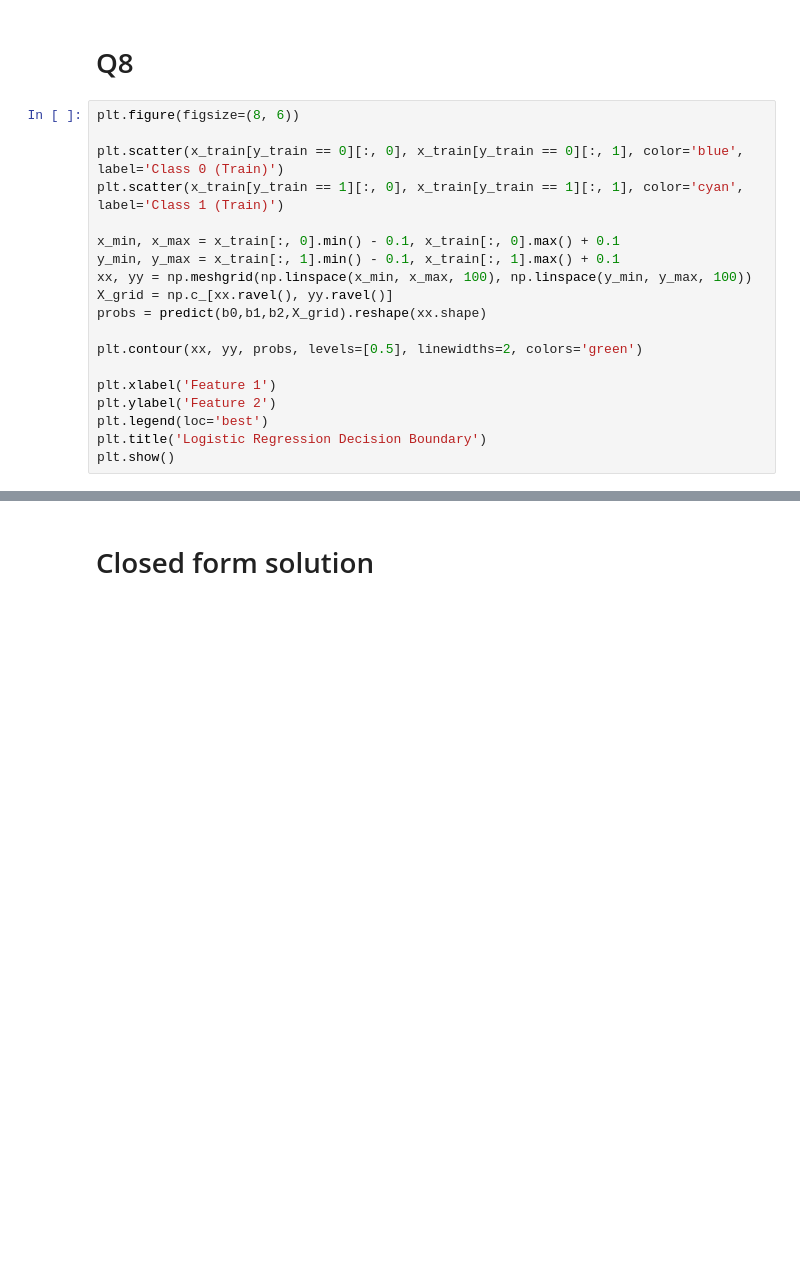
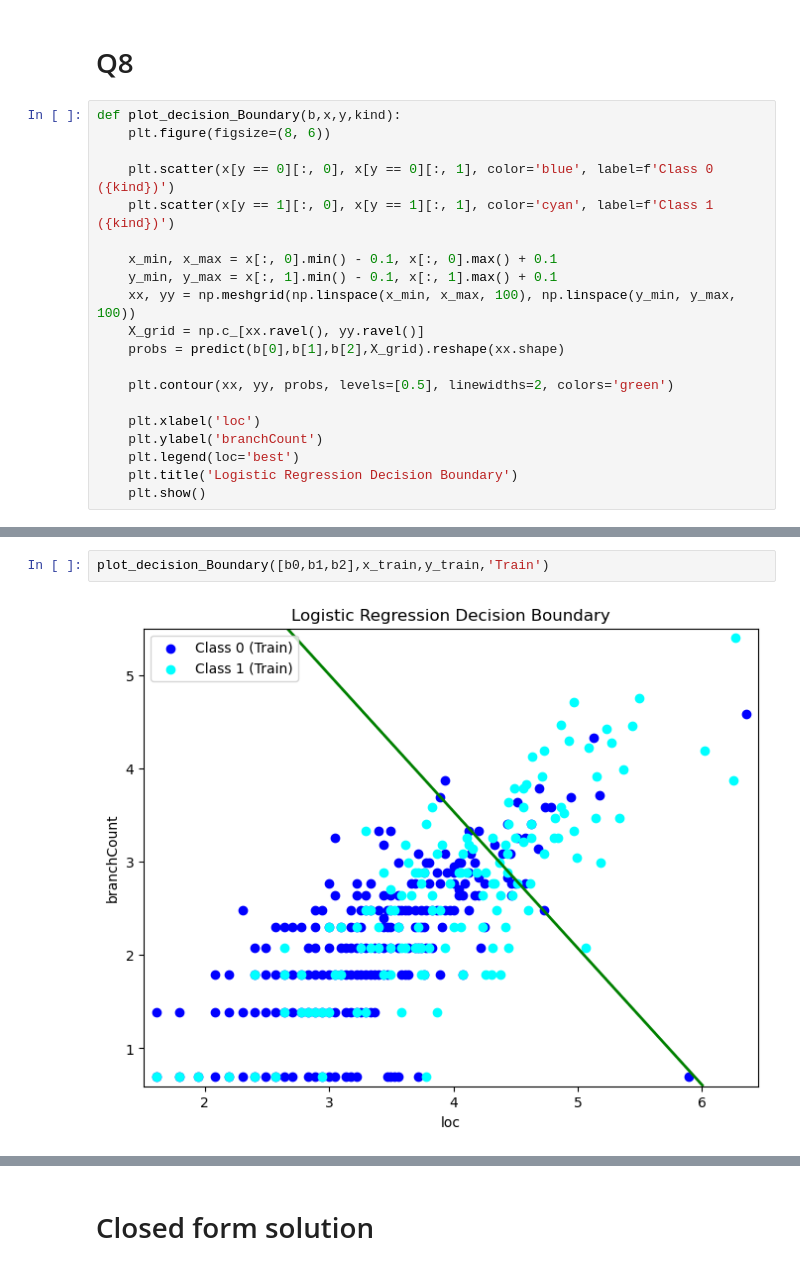
Before and after one commit to itsatefe/Pattern-Recognition, a Jupyter notebook: HW1/Logistic_regression/Logistic.ipynb, the cells around one changed output, grey strips where cells are left out. Drawn from its saved outputs; the diff is of its cells as text; blank space fills up the shorter version.

```diff
--- a/HW1/Logistic_regression/Logistic.ipynb
+++ b/HW1/Logistic_regression/Logistic.ipynb
@@ -502,21 +593,22 @@ y = -2.1527058753765838 + 0.3355989667031475 * x1 + 0.2287529547562268 * x2
 # %% [markdown]
 # Q8
 # %%
-plt.figure(figsize=(8, 6))
+def plot_decision_Boundary(b,x,y,kind):
+    plt.figure(figsize=(8, 6))
 
-plt.scatter(x_train[y_train == 0][:, 0], x_train[y_train == 0][:, 1], color='blue', label='Class 0 (Train)')
-plt.scatter(x_train[y_train == 1][:, 0], x_train[y_train == 1][:, 1], color='cyan', label='Class 1 (Train)')
+    plt.scatter(x[y == 0][:, 0], x[y == 0][:, 1], color='blue', label=f'Class 0 ({kind})')
+    plt.scatter(x[y == 1][:, 0], x[y == 1][:, 1], color='cyan', label=f'Class 1 ({kind})')
 
-x_min, x_max = x_train[:, 0].min() - 0.1, x_train[:, 0].max() + 0.1
-y_min, y_max = x_train[:, 1].min() - 0.1, x_train[:, 1].max() + 0.1
-xx, yy = np.meshgrid(np.linspace(x_min, x_max, 100), np.linspace(y_min, y_max, 100))
-X_grid = np.c_[xx.ravel(), yy.ravel()]
-probs = predict(b0,b1,b2,X_grid).reshape(xx.shape)
+    x_min, x_max = x[:, 0].min() - 0.1, x[:, 0].max() + 0.1
+    y_min, y_max = x[:, 1].min() - 0.1, x[:, 1].max() + 0.1
+    xx, yy = np.meshgrid(np.linspace(x_min, x_max, 100), np.linspace(y_min, y_max, 100))
+    X_grid = np.c_[xx.ravel(), yy.ravel()]
+    probs = predict(b[0],b[1],b[2],X_grid).reshape(xx.shape)
 
-plt.contour(xx, yy, probs, levels=[0.5], linewidths=2, colors='green')
+    plt.contour(xx, yy, probs, levels=[0.5], linewidths=2, colors='green')
 
-plt.xlabel('Feature 1')
-plt.ylabel('Feature 2')
-plt.legend(loc='best')
-plt.title('Logistic Regression Decision Boundary')
-plt.show()
+    plt.xlabel('loc')
+    plt.ylabel('branchCount')
+    plt.legend(loc='best')
+    plt.title('Logistic Regression Decision Boundary')
+    plt.show()
@@ -545,0 +615,4 @@ plt.show()
+# %%
+plot_decision_Boundary([b0,b1,b2],x_train,y_train,'Train')
+# %% [output]
+[figure, added]
```
Also changed, not shown: parts of 16 cells of this notebook, 2 other files.
